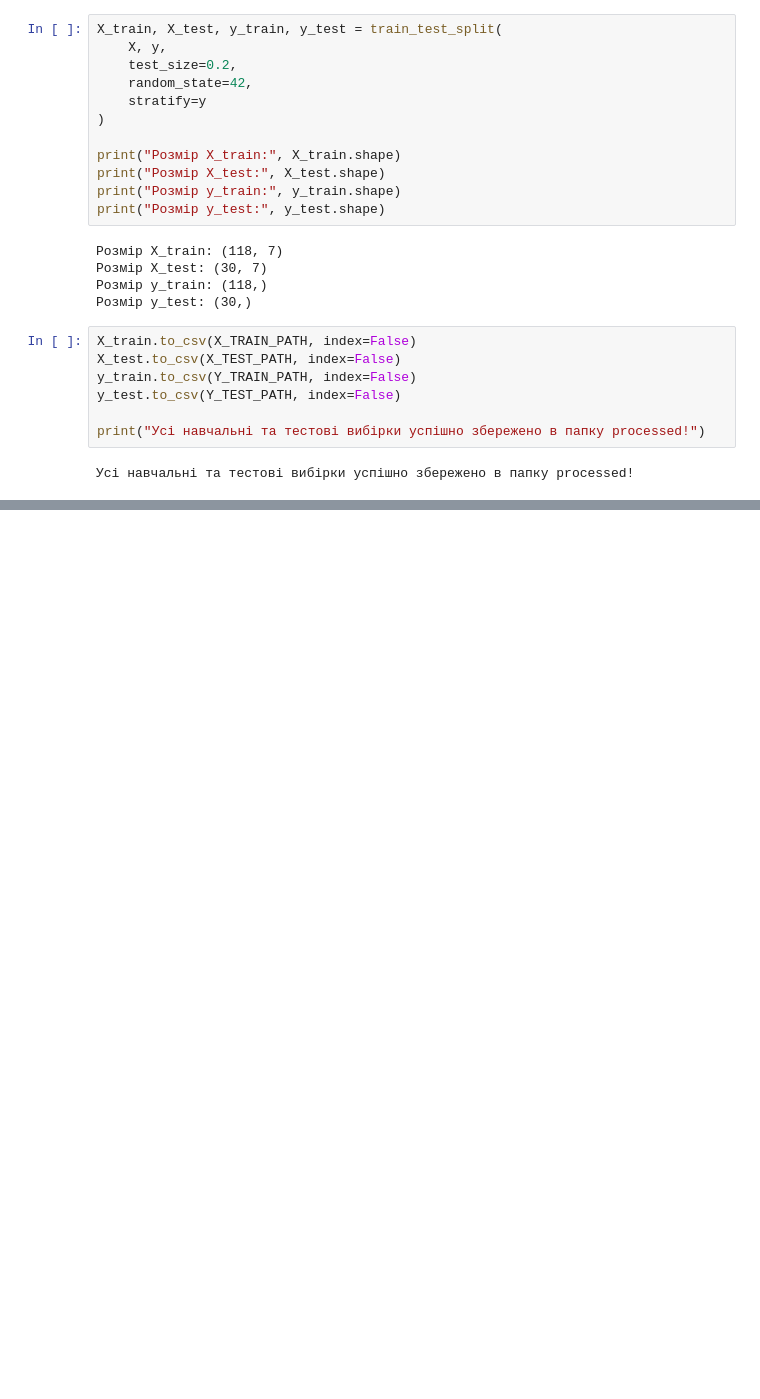
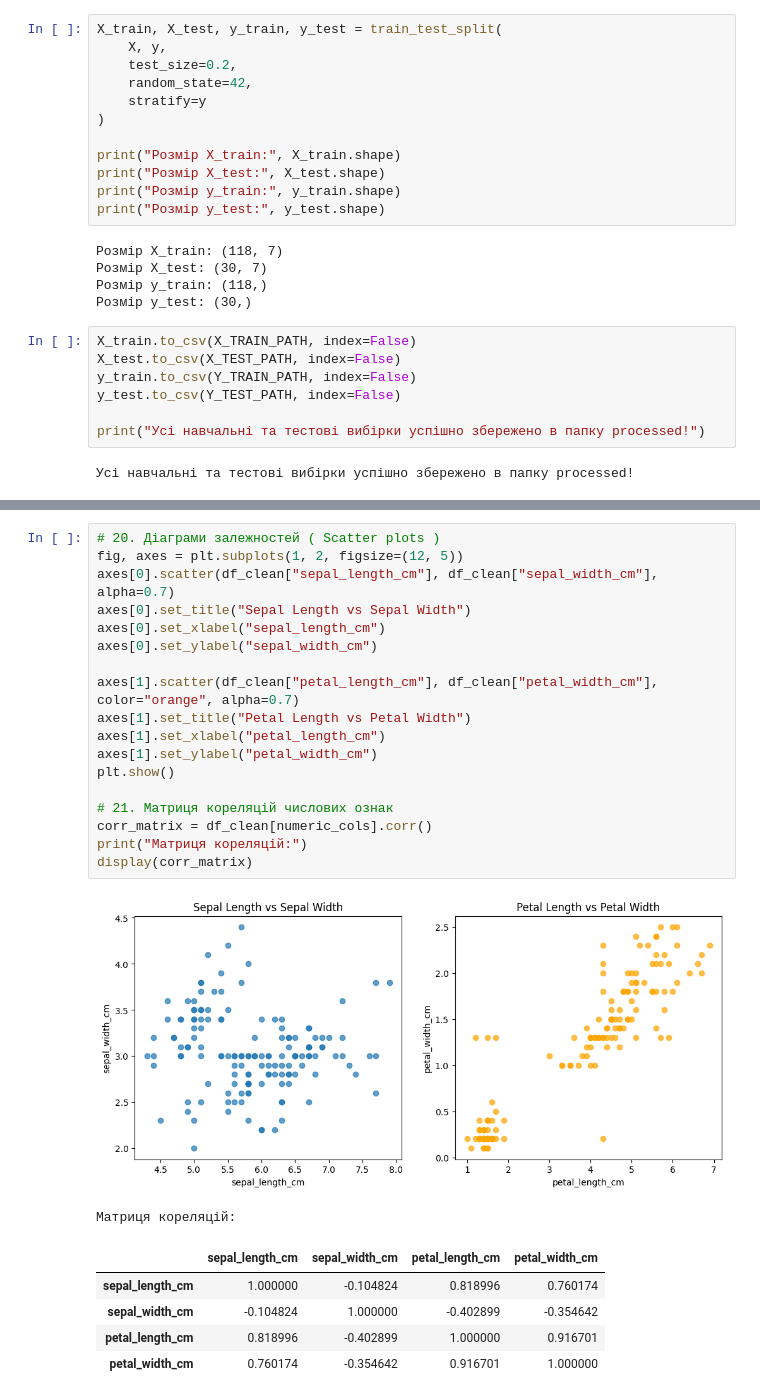
Before and after one commit to Vadim-SM/Lab1.., a Jupyter notebook: notebooks/PR02_Musienko_Vadim.ipynb, the cells around one changed output, grey strips where cells are left out. Drawn from its saved outputs; the diff is of its cells as text; blank space fills up the shorter version.

```diff
--- a/notebooks/PR02_Musienko_Vadim.ipynb
+++ b/notebooks/PR02_Musienko_Vadim.ipynb
@@ -407,0 +452,26 @@ print("Усі навчальні та тестові вибірки успішн
+# %%
+# 20. Діаграми залежностей ( Scatter plots )
+fig, axes = plt.subplots(1, 2, figsize=(12, 5))
+axes[0].scatter(df_clean["sepal_length_cm"], df_clean["sepal_width_cm"], alpha=0.7)
+axes[0].set_title("Sepal Length vs Sepal Width")
+axes[0].set_xlabel("sepal_length_cm")
+axes[0].set_ylabel("sepal_width_cm")
+
+axes[1].scatter(df_clean["petal_length_cm"], df_clean["petal_width_cm"], color="orange", alpha=0.7)
+axes[1].set_title("Petal Length vs Petal Width")
+axes[1].set_xlabel("petal_length_cm")
+axes[1].set_ylabel("petal_width_cm")
+plt.show()
+
+# 21. Матриця кореляцій числових ознак
+corr_matrix = df_clean[numeric_cols].corr()
+print("Матриця кореляцій:")
+display(corr_matrix)
+# %% [output]
+[figure, added]
+Матриця кореляцій:
+|  | sepal_length_cm | sepal_width_cm | petal_length_cm | petal_width_cm |
+| sepal_length_cm | 1.000000 | -0.104824 | 0.818996 | 0.760174 |
+| sepal_width_cm | -0.104824 | 1.000000 | -0.402899 | -0.354642 |
+| petal_length_cm | 0.818996 | -0.402899 | 1.000000 | 0.916701 |
+| petal_width_cm | 0.760174 | -0.354642 | 0.916701 | 1.000000 |
```
Also changed, not shown: parts of 3 cells of this notebook.
